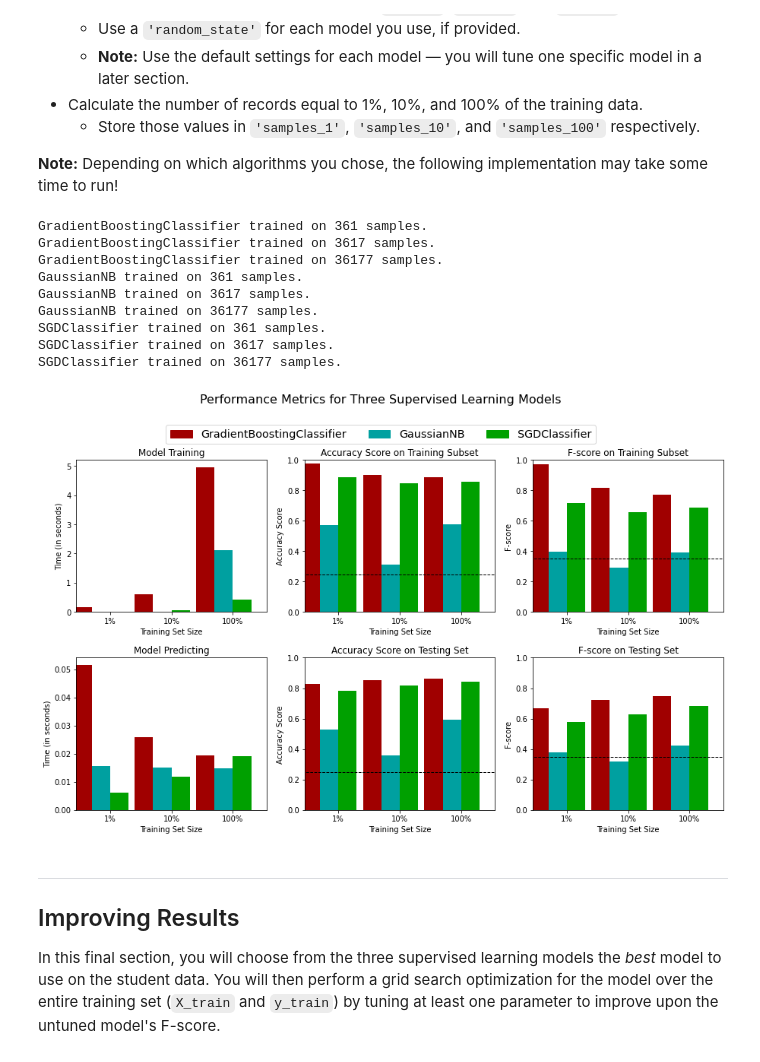
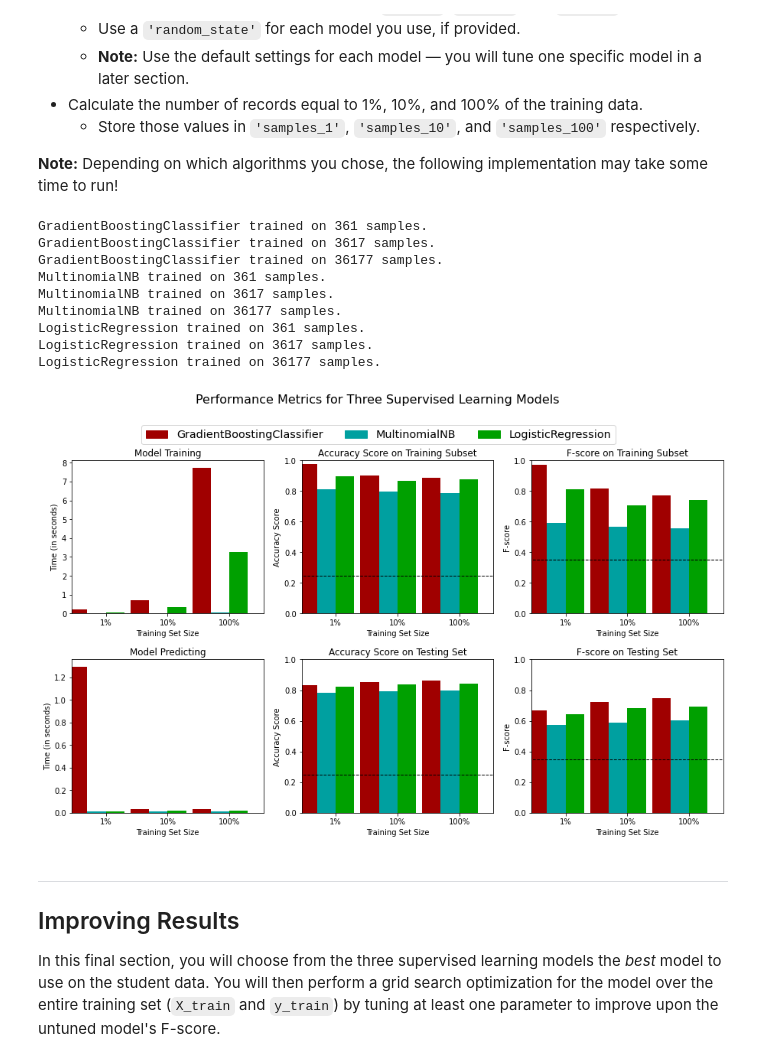
Before and after one commit to walidsi/cd0025-supervised-learning, a Jupyter notebook: finding_donors.ipynb, the cells around one changed output. Saved outputs shown, nothing was run; the diff lists cells and outputs as text; code cells hidden in the pictures.

```diff
--- a/finding_donors.ipynb
+++ b/finding_donors.ipynb
@@ -410,47 +435,48 @@ from sklearn.tree import DecisionTreeClassifier
 from sklearn.linear_model import SGDClassifier
 from sklearn.linear_model import RidgeClassifier
 from sklearn.linear_model import LogisticRegression
+from sklearn.linear_model import Perceptron
 
 from sklearn.naive_bayes import BernoulliNB
 from sklearn.naive_bayes import GaussianNB
 from sklearn.naive_bayes import MultinomialNB
 
-from sklearn.svm import LinearSVC
+from sklearn.svm import SVC
 
 # # TODO: Initialize the three models
-clf_A = GradientBoostingClassifier()
-clf_B = GaussianNB()
-clf_C = SGDClassifier()
+clf_A = GradientBoostingClassifier(random_state=0)
+clf_B = MultinomialNB()
+clf_C = LogisticRegression(random_state=0, solver='sag')
 
 # TODO: Calculate the number of samples for 1%, 10%, and 100% of the training data
 # HINT: samples_100 is the entire training set i.e. len(y_train)
 # HINT: samples_10 is 10% of samples_100 (ensure to set the count of the values to be `int` and not `float`)
 # HINT: samples_1 is 1% of samples_100 (ensure to set the count of the values to be `int` and not `float`)
 samples_100 = len(y_train)
 samples_10 = int(0.1 * samples_100)
 samples_1 = int(0.01 * samples_100)
 
 # Collect results on the learners
 results = {}
 for clf in [clf_A, clf_B, clf_C]:
     clf_name = clf.__class__.__name__
     results[clf_name] = {}
     for i, samples in enumerate([samples_1, samples_10, samples_100]):
         results[clf_name][i] = train_predict(clf, samples, X_train, y_train, X_test, y_test)
 
 # Run metrics visualization for the three supervised learning models chosen
 vs.evaluate(results, accuracy, fscore)
 # %% [output]
 GradientBoostingClassifier trained on 361 samples.
 GradientBoostingClassifier trained on 3617 samples.
 GradientBoostingClassifier trained on 36177 samples.
-GaussianNB trained on 361 samples.
-GaussianNB trained on 3617 samples.
-GaussianNB trained on 36177 samples.
-SGDClassifier trained on 361 samples.
-SGDClassifier trained on 3617 samples.
-SGDClassifier trained on 36177 samples.
+MultinomialNB trained on 361 samples.
+MultinomialNB trained on 3617 samples.
+MultinomialNB trained on 36177 samples.
+LogisticRegression trained on 361 samples.
+LogisticRegression trained on 3617 samples.
+LogisticRegression trained on 36177 samples.
-[figure, old version]
+[figure, new version]
 # %% [markdown]
 ----
 ## Improving Results
```
Also changed, not shown: parts of 5 cells of this notebook.
